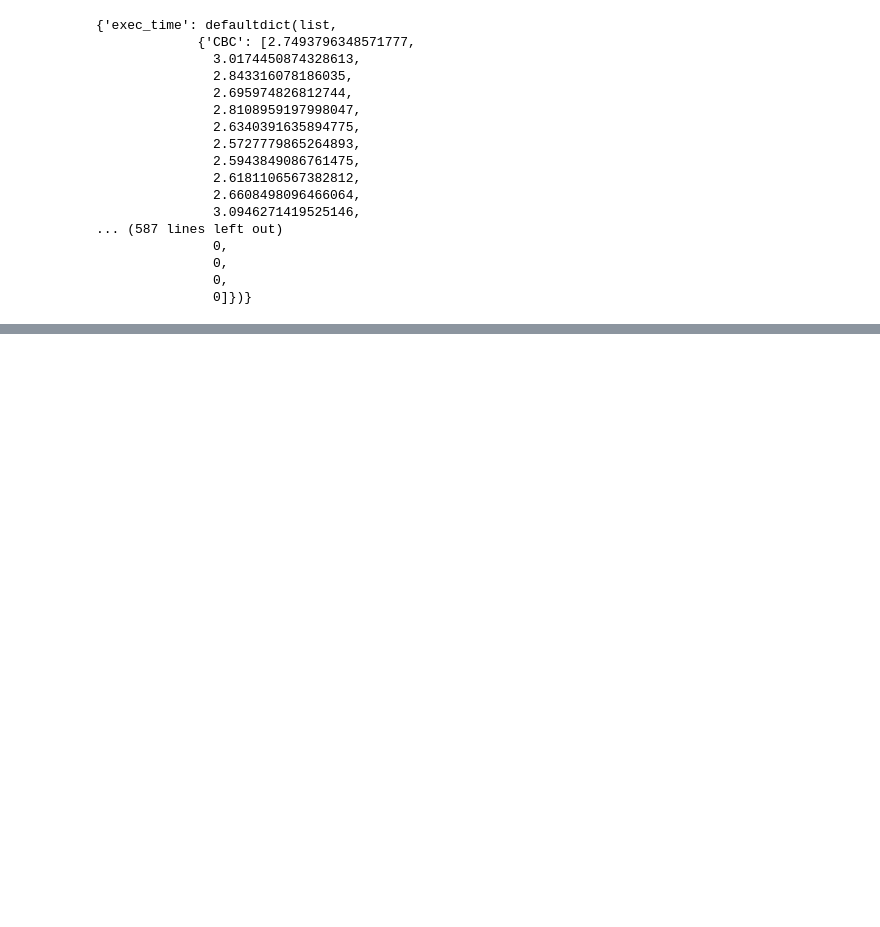
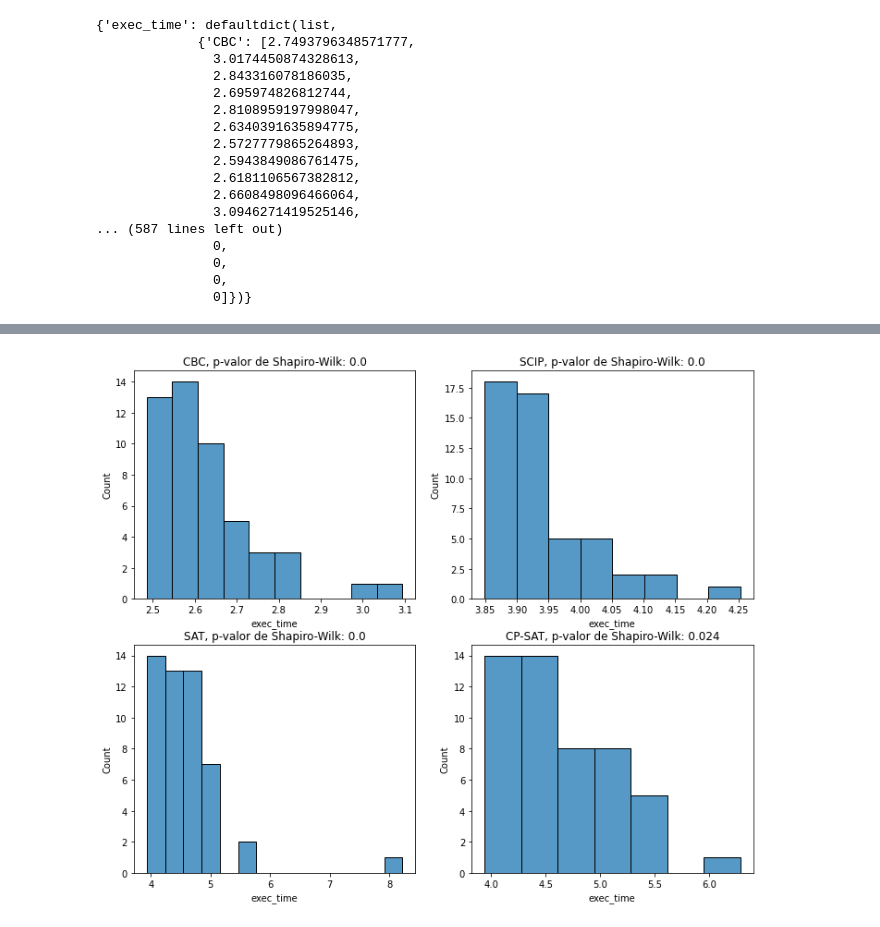
Before and after one commit to rubenmc2001/Proyecto_1, a Jupyter notebook: Code/Experimentacion.ipynb, the cells around one changed output, grey strips where cells are left out. Drawn from its saved outputs; the diff is of its cells as text; code cells hidden in the pictures; blank space fills up the shorter version.

```diff
--- a/Code/Experimentacion.ipynb
+++ b/Code/Experimentacion.ipynb
@@ -114,0 +166,11 @@ df['CP-SAT'] = results['exec_time']['CP-SAT']
+# %%
+plt.figure(figsize=(12,10))
+for i,s in enumerate(df['solver'].unique()):
+    pvalor = shapiro(df[df['solver'] == s]['exec_time']).pvalue
+
+    plt.subplot(2,2,i+1)
+    plt.title(f'{s}, p-valor de Shapiro-Wilk: {round(pvalor, 3)}')
+    sns.histplot(data = df[df['solver'] == s], x = 'exec_time')
+plt.show()
+# %% [output]
+[figure, added]
```
Also changed, not shown: parts of 10 cells of this notebook.
